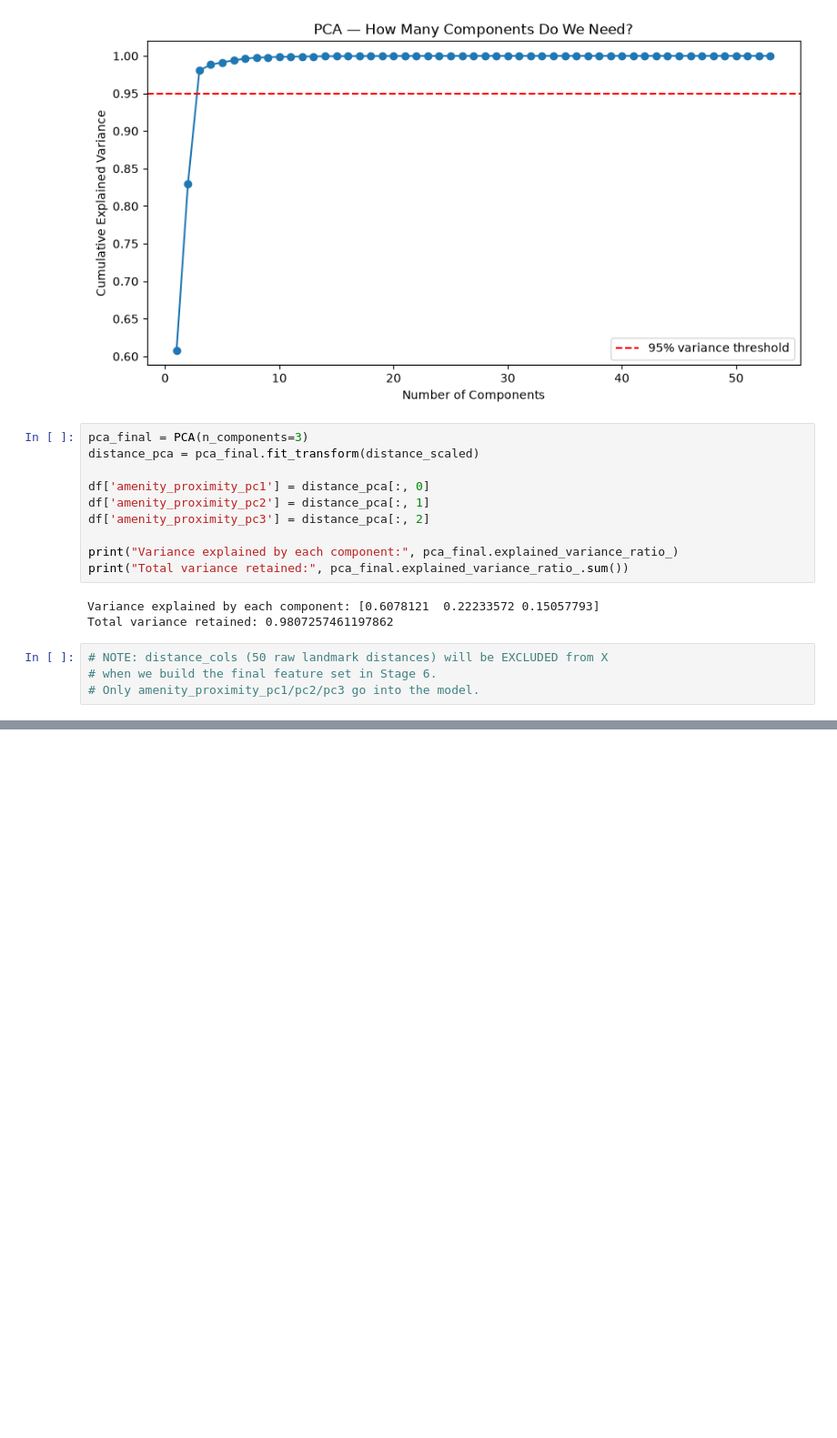
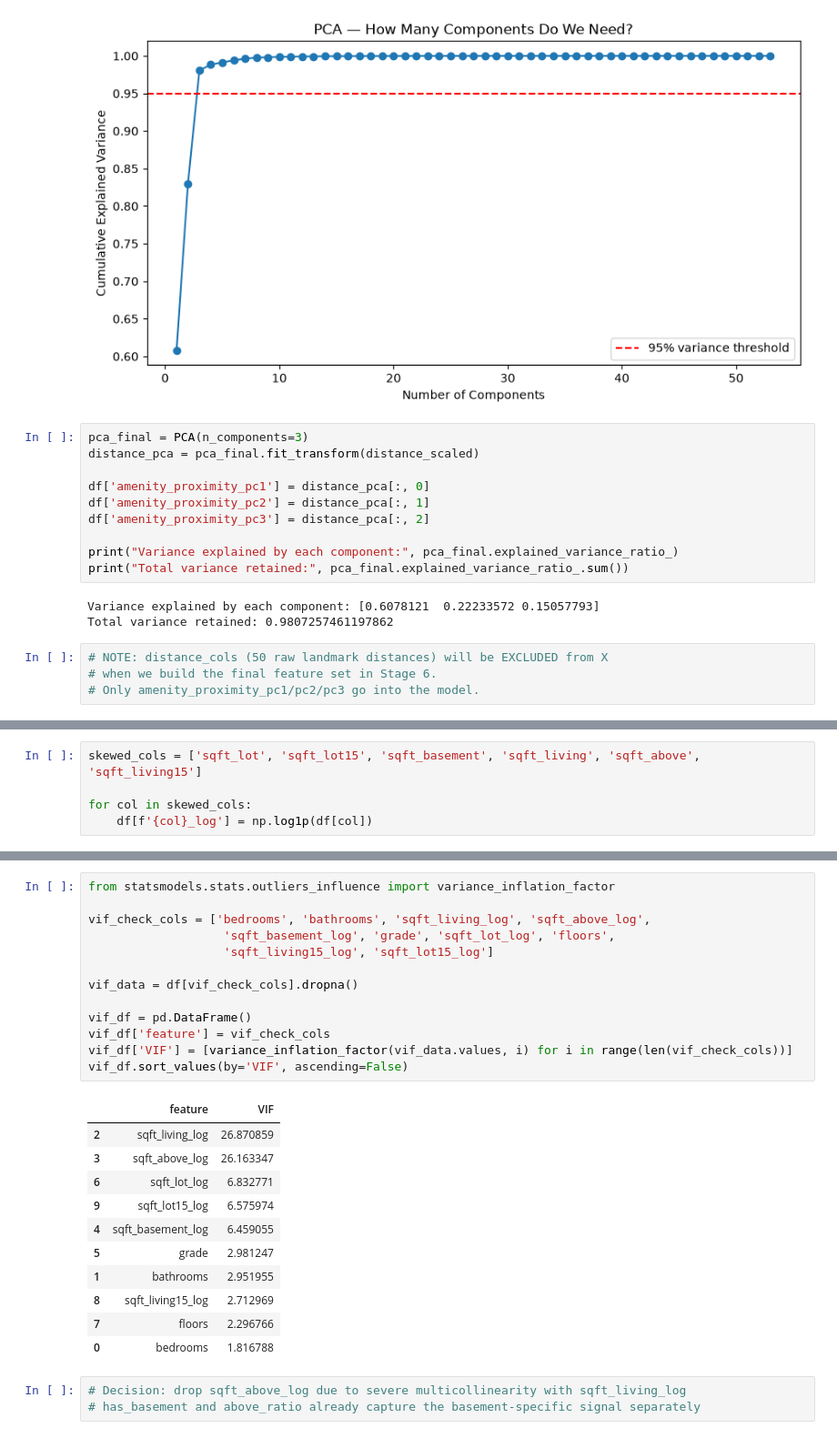
Before and after one commit to reetam-dutta-24/real-estate-price-prediction, a Jupyter notebook: notebooks/01_eda.ipynb, the cells around one changed output, grey strips where cells are left out. Shown at 91% size. Drawn from its saved outputs; the diff is of its cells as text; blank space fills up the shorter version.

```diff
--- a/notebooks/01_eda.ipynb
+++ b/notebooks/01_eda.ipynb
@@ -790,0 +808,5 @@ Total variance retained: 0.9807257461197862
+# %%
+skewed_cols = ['sqft_lot', 'sqft_lot15', 'sqft_basement', 'sqft_living', 'sqft_above', 'sqft_living15']
+
+for col in skewed_cols:
+    df[f'{col}_log'] = np.log1p(df[col])
@@ -790,0 +839,28 @@ Total variance retained: 0.9807257461197862
+# %%
+from statsmodels.stats.outliers_influence import variance_inflation_factor
+
+vif_check_cols = ['bedrooms', 'bathrooms', 'sqft_living_log', 'sqft_above_log',
+                   'sqft_basement_log', 'grade', 'sqft_lot_log', 'floors',
+                   'sqft_living15_log', 'sqft_lot15_log']
+
+vif_data = df[vif_check_cols].dropna()
+
+vif_df = pd.DataFrame()
+vif_df['feature'] = vif_check_cols
+vif_df['VIF'] = [variance_inflation_factor(vif_data.values, i) for i in range(len(vif_check_cols))]
+vif_df.sort_values(by='VIF', ascending=False)
+# %% [output]
+|  | feature | VIF |
+| 2 | sqft_living_log | 26.870859 |
+| 3 | sqft_above_log | 26.163347 |
+| 6 | sqft_lot_log | 6.832771 |
+| 9 | sqft_lot15_log | 6.575974 |
+| 4 | sqft_basement_log | 6.459055 |
+| 5 | grade | 2.981247 |
+| 1 | bathrooms | 2.951955 |
+| 8 | sqft_living15_log | 2.712969 |
+| 7 | floors | 2.296766 |
+| 0 | bedrooms | 1.816788 |
+# %%
+# Decision: drop sqft_above_log due to severe multicollinearity with sqft_living_log
+# has_basement and above_ratio already capture the basement-specific signal separately
```
Also changed, not shown: parts of 4 cells of this notebook, 2 other files.
